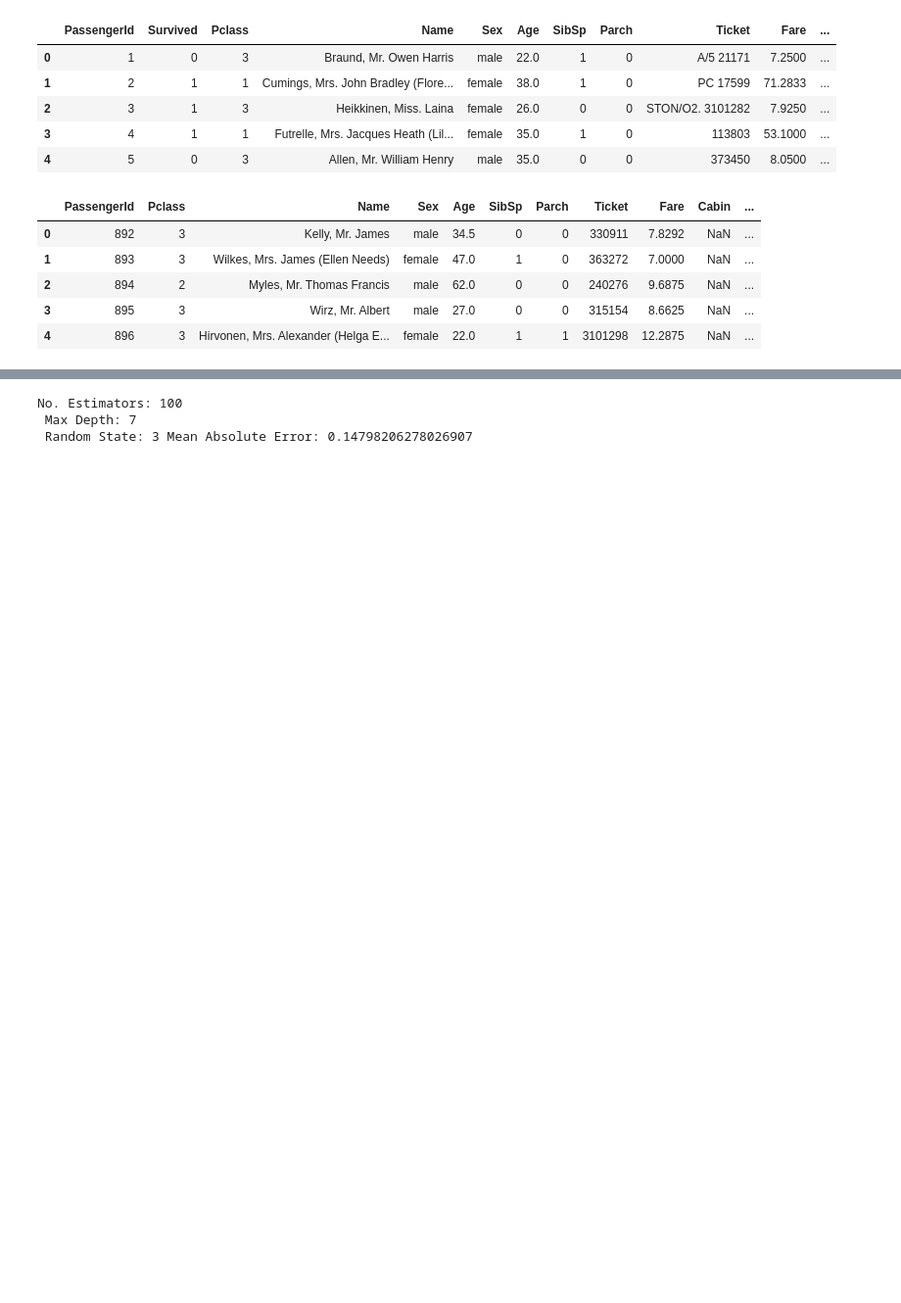
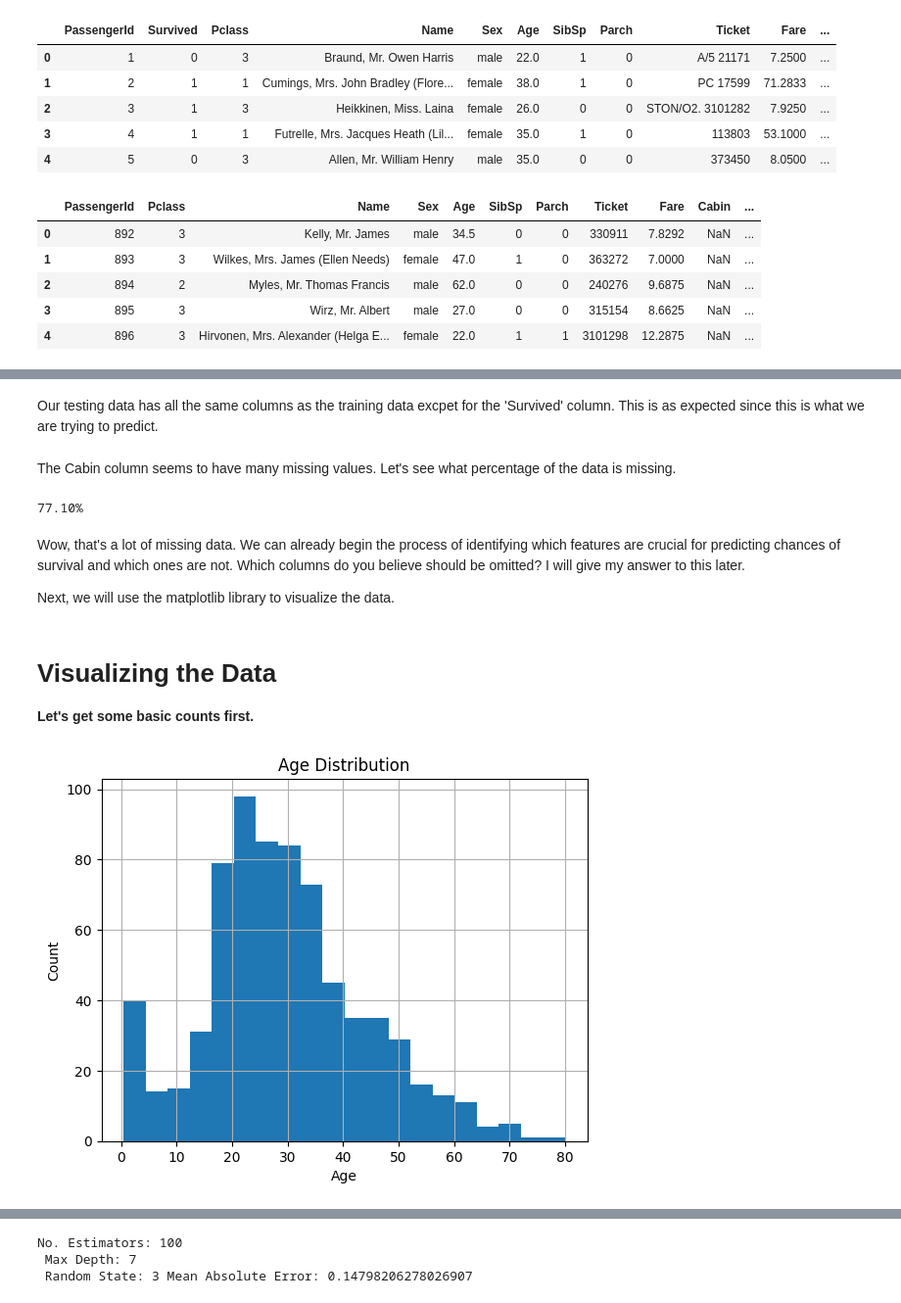
Before and after one commit to tsjendoll/Kaggle-Titanic, a Jupyter notebook: titanic.ipynb, the cells around one changed output, grey strips where cells are left out. Shown: that part at 98% size. Cells and saved outputs as stored; diff of their text form; code cells hidden in the pictures; blank space fills up the shorter version.

```diff
--- a/titanic.ipynb
+++ b/titanic.ipynb
@@ -75,0 +55,25 @@ final_X_valid = pd.DataFrame(my_imputer.transform(val_X))
+# %% [markdown]
+Our testing data has all the same columns as the training data excpet for the 'Survived' column.  This is as expected since this is what we are trying to predict.
+# %% [markdown]
+The Cabin column seems to have many missing values.  Let's see what percentage of the data is missing.
+# %%
+null_count = train_data['Cabin'].isnull().sum() # Summing up all missing values
+total_count = train_data.shape[0] # The amount of rows in our data
+print(f'{null_count/total_count * 100:.2f}%')
+# %% [output]
+77.10%
+# %% [markdown]
+Wow, that's a lot of missing data.  We can already begin the process of identifying which features are crucial for predicting chances of survival and which ones are not. Which columns do you believe should be omitted? I will give my answer to this later.
+
+Next, we will use the matplotlib library to visualize the data.
+# %% [markdown]
+# Visualizing the Data
+**Let's get some basic counts first.**
+# %%
+train_data.Age.hist(bins=20)
+plt.xlabel("Age")
+plt.ylabel("Count")
+plt.title("Age Distribution")
+plt.show();
+# %% [output]
+[figure, added]
```
Also changed, not shown: parts of 26 cells of this notebook.
